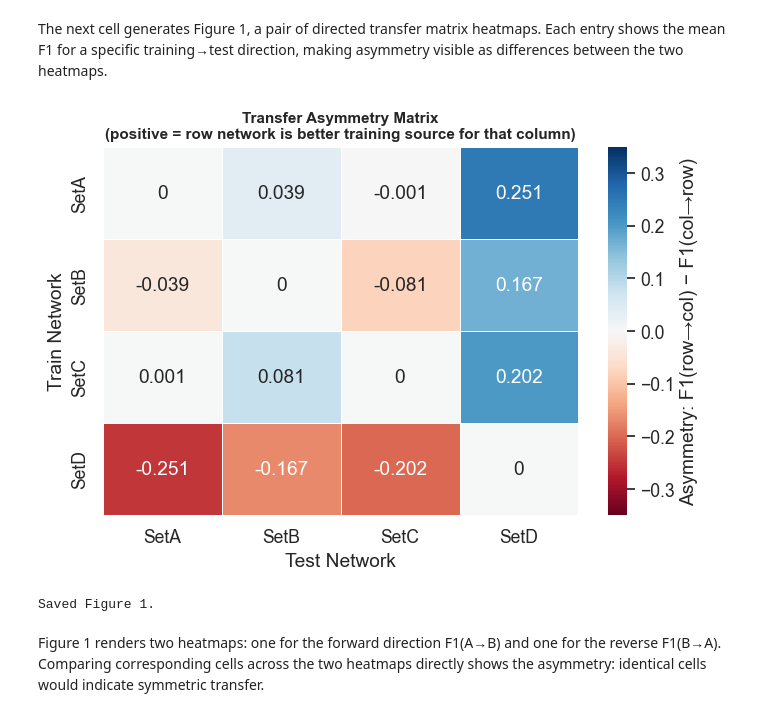
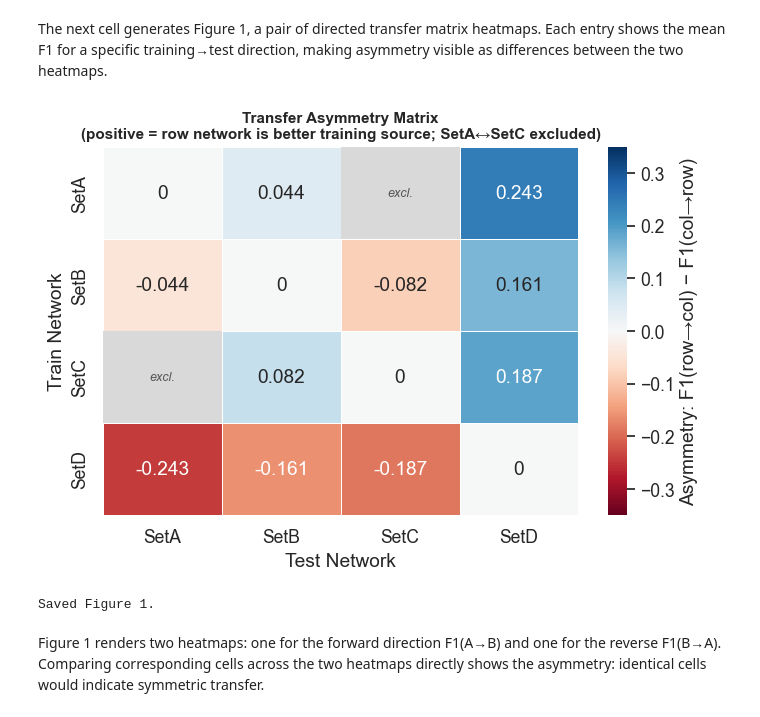
Before and after one commit to koumajos/ddos-results-analysis, a Jupyter notebook: Q4/Q4_analysis.ipynb, the cells around one changed output. Cells and saved outputs as stored; diff of their text form; code cells hidden in the pictures.

```diff
--- a/Q4/Q4_analysis.ipynb
+++ b/Q4/Q4_analysis.ipynb
@@ -39,7 +41,13 @@ TAB_DIR   = Path('tables');   TAB_DIR.mkdir(exist_ok=True)
 # ── Style ─────────────────────────────────────────────────────────────────────
 sns.set_theme(style='whitegrid', palette='muted', font_scale=1.15)
 NETWORKS   = ['SetA', 'SetB', 'SetC', 'SetD']
-PAIRS      = list(combinations(NETWORKS, 2))   # 6 unordered pairs
+# SetA and SetC are the SAME physical network captured at different time periods.
+# Transfers between them are not genuine cross-network tests and are excluded from
+# all directed-transfer, asymmetry, ranking, and statistical computations below.
+EXCLUDED_PAIRS     = {('SetA', 'SetC'), ('SetC', 'SetA')}     # directed
+EXCLUDED_UNORDERED = {frozenset(('SetA', 'SetC'))}            # unordered
+PAIRS      = [p for p in combinations(NETWORKS, 2)
+             if frozenset(p) not in EXCLUDED_UNORDERED]       # 5 unordered pairs
 PRIMARY    = 'f1_score'
 ALL_MODELS = ['gru', 'knn', 'lightgbm', 'logistic-regression', 'lstm',
               'mlp', 'nn', 'random-forest', 'rnn', 'svm', 'xgboost']
@@ -48,6 +56,26 @@ NET_PALETTE = {
     'SetA': '#2196F3', 'SetB': '#4CAF50',
     'SetC': '#FF9800', 'SetD': '#E91E63'
 }
+
+
+def drop_excluded_pairs(df, train_col='train_set', test_col='test_set'):
+    """Return `df` without the same-network/different-time transfers (SetA<->SetC)."""
+    keep = ~df.apply(lambda r: (r[train_col], r[test_col]) in EXCLUDED_PAIRS, axis=1)
+    return df[keep].copy()
+
+
+def mark_excluded_cells(ax, row_order, col_order, style='seaborn',
+                        color='#d9d9d9', text='excl.'):
+    """Overlay a grey patch + italic label on excluded (train, test) heatmap cells."""
+    for tr, te in EXCLUDED_PAIRS:
+        if tr in row_order and te in col_order:
+            i, j = row_order.index(tr), col_order.index(te)
+            x0, y0 = (j, i) if style == 'seaborn' else (j - 0.5, i - 0.5)
+            cx, cy = (j + 0.5, i + 0.5) if style == 'seaborn' else (j, i)
+            ax.add_patch(plt.Rectangle((x0, y0), 1, 1, fill=True,
+                                       color=color, lw=0, zorder=3))
+            ax.text(cx, cy, text, ha='center', va='center',
+                    fontsize=9, fontstyle='italic', color='#555', zorder=4)
 # %% [markdown]
 All required libraries are imported and the global visual theme is configured. Output directories for figures and tables are prepared. The analysis environment is ready.
 # %% [markdown]
@@ -73,6 +101,8 @@ cross = long[
     (long['metric'] == PRIMARY)
 ].copy()
 cross['direction'] = cross['train_set'] + u'\u2192' + cross['test_set']
+# Exclude same-network/different-time transfers (SetA<->SetC)
+cross = drop_excluded_pairs(cross)
 
 print(f'Cross-network F1 rows: {len(cross):,}')
 print(f'Directed pairs: {cross["direction"].nunique()}')
@@ -361,34 +399,40 @@ Table 4 reports Wilcoxon two-sided test p-values (testing H₀: F1(A→B) = F1(B
 The next cell generates Figure 1, a pair of directed transfer matrix heatmaps. Each entry shows the mean F1 for a specific training→test direction, making asymmetry visible as differences between the two heatmaps.
 # %%
 # ── Figure 1: Asymmetry matrix heatmap ───────────────────────────────────────
-asym_matrix = pd.DataFrame(0.0, index=NETWORKS, columns=NETWORKS)
+# Excluded SetA<->SetC cells stay NaN (PAIRS omits that pair); diagonal = 0
+asym_matrix = pd.DataFrame(np.nan, index=NETWORKS, columns=NETWORKS)
+for n in NETWORKS:
+    asym_matrix.loc[n, n] = 0.0
 for net1, net2 in PAIRS:
     f12 = avg.loc[(avg['train_set']==net1)&(avg['test_set']==net2),'mean_f1'].mean()
     f21 = avg.loc[(avg['train_set']==net2)&(avg['test_set']==net1),'mean_f1'].mean()
     asym_matrix.loc[net1,net2] = round(f12-f21,4)
     asym_matrix.loc[net2,net1] = round(f21-f12,4)
 
 annot = asym_matrix.round(3).astype(str)
 for i in range(len(NETWORKS)):
     annot.iloc[i,i] = '0'
 
 fig, ax = plt.subplots(figsize=(7,5))
+excl_mask = asym_matrix.isna()
 sns.heatmap(asym_matrix, annot=annot, fmt='', cmap='RdBu', center=0,
-            vmin=-0.35, vmax=0.35, ax=ax, linewidths=0.5,
+            vmin=-0.35, vmax=0.35, ax=ax, linewidths=0.5, mask=excl_mask,
             cbar_kws={'label': 'Asymmetry: F1(row\u2192col) \u2212 F1(col\u2192row)'})
+mark_excluded_cells(ax, NETWORKS, NETWORKS)
 ax.set_title(
     'Transfer Asymmetry Matrix\n'
-    '(positive = row network is better training source for that column)',
+    '(positive = row network is better training source; '
+    'SetA\u2194SetC excluded)',
     fontsize=11, fontweight='bold')
 ax.set_xlabel('Test Network')
 ax.set_ylabel('Train Network')
 plt.tight_layout()
 plt.savefig(FIG_DIR/'fig1_asymmetry_matrix.pdf', bbox_inches='tight', dpi=150)
 plt.savefig(FIG_DIR/'fig1_asymmetry_matrix.png', bbox_inches='tight', dpi=150)
 plt.show()
 print('Saved Figure 1.')
 # %% [output]
-[figure, old version]
+[figure, new version]
 Saved Figure 1.
 # %% [markdown]
 Figure 1 renders two heatmaps: one for the forward direction F1(A→B) and one for the reverse F1(B→A). Comparing corresponding cells across the two heatmaps directly shows the asymmetry: identical cells would indicate symmetric transfer.
```
Also changed, not shown: parts of 20 cells of this notebook, 31 other files.
